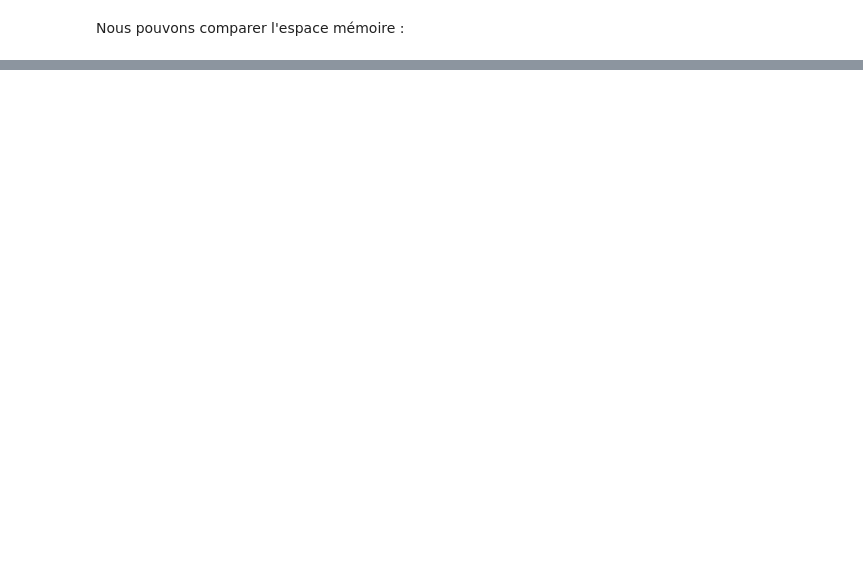
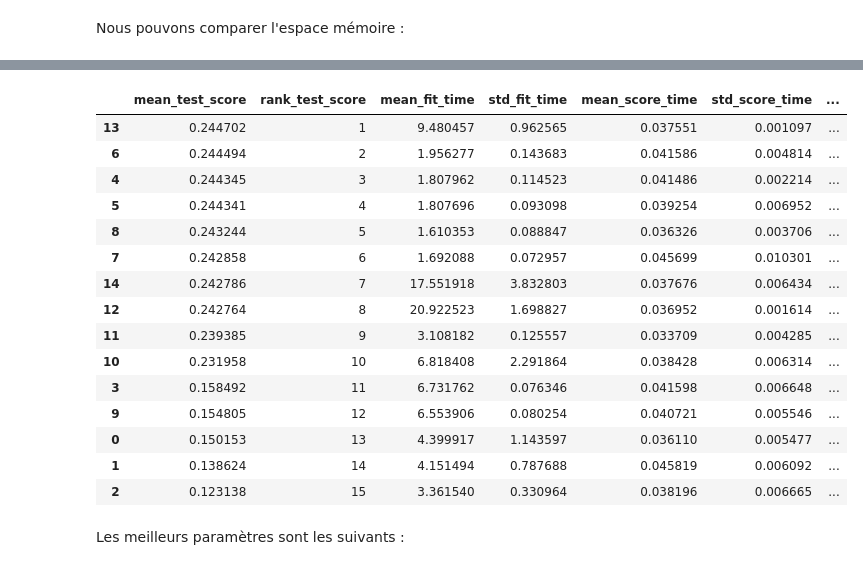
Before and after one commit to ClementPatin/OC-P4, a Jupyter notebook: Patin_Clement_1_notebook_072023.ipynb, the cells around one changed output, grey strips where cells are left out. Cells and saved outputs as stored; diff of their text form; code cells hidden in the pictures; blank space fills up the shorter version.

```diff
--- a/Patin_Clement_1_notebook_072023.ipynb
+++ b/Patin_Clement_1_notebook_072023.ipynb
@@ -986,0 +3611,11 @@ burTestAgg.merge(activeAgg,how="left",on="SK_ID_CURR")
+# %%
+%%time
+if not os.path.isdir("mySaves/models") :
+    os.mkdir("mySaves/models")
+
+if ("RFOptiSearch.joblib" not in os.listdir("mySaves/models")) or (rapidProcessing==False) :
+    RFOptiSearch.fit(XTrainForGS,yTrain)
+    dump(RFOptiSearch,"mySaves/models/RFOptiSearch.joblib")
+
+else :
+    RFOptiSearch=load("mySaves/models/RFOptiSearch.joblib")
@@ -986,0 +3779,2 @@ burTestAgg.merge(activeAgg,how="left",on="SK_ID_CURR")
+# %%
+LRclf = LogisticRegression(n_jobs=8,verbose=1,random_state=7)
@@ -986,0 +3904,11 @@ burTestAgg.merge(activeAgg,how="left",on="SK_ID_CURR")
+# %%
+%%time
+if not os.path.isdir("mySaves/models") :
+    os.mkdir("mySaves/models")
+
+if ("LROptiSearch.joblib" not in os.listdir("mySaves/models")) or (rapidProcessing==False) :
+    LROptiSearch.fit(XTrainForGS,yTrain)
+    dump(LROptiSearch,"mySaves/models/LROptiSearch.joblib")
+
+else :
+    LROptiSearch=load("mySaves/models/LROptiSearch.joblib")
@@ -986,0 +3918,36 @@ burTestAgg.merge(activeAgg,how="left",on="SK_ID_CURR")
+# %%
+LROptiSearchResults = pd.DataFrame(LROptiSearch.cv_results_).sort_values("rank_test_score")
+# %%
+cols=[col for col in LROptiSearchResults.columns \
+      if (
+    ("score" in col)or\
+    ("time" in col)or\
+    ("param_" in col))\
+      and("split0" not in col)and("split1" not in col)and("split2" not in col)and("split3" not in col)]
+LROptiSearchResults=LROptiSearchResults[cols]
+LROptiSearchResults=LROptiSearchResults[
+    ["mean_test_score","rank_test_score"]\
+    +[col for col in LROptiSearchResults.columns if col not in ["mean_test_score","rank_test_score"]]
+]
+LROptiSearchResults.sort_values("rank_test_score")
+
+LROptiSearchResults.head(30)
+# %% [output]
+|  | mean_test_score | rank_test_score | mean_fit_time | std_fit_time | mean_score_time | std_score_time | ... |
+| 13 | 0.244702 | 1 | 9.480457 | 0.962565 | 0.037551 | 0.001097 | ... |
+| 6 | 0.244494 | 2 | 1.956277 | 0.143683 | 0.041586 | 0.004814 | ... |
+| 4 | 0.244345 | 3 | 1.807962 | 0.114523 | 0.041486 | 0.002214 | ... |
+| 5 | 0.244341 | 4 | 1.807696 | 0.093098 | 0.039254 | 0.006952 | ... |
+| 8 | 0.243244 | 5 | 1.610353 | 0.088847 | 0.036326 | 0.003706 | ... |
+| 7 | 0.242858 | 6 | 1.692088 | 0.072957 | 0.045699 | 0.010301 | ... |
+| 14 | 0.242786 | 7 | 17.551918 | 3.832803 | 0.037676 | 0.006434 | ... |
+| 12 | 0.242764 | 8 | 20.922523 | 1.698827 | 0.036952 | 0.001614 | ... |
+| 11 | 0.239385 | 9 | 3.108182 | 0.125557 | 0.033709 | 0.004285 | ... |
+| 10 | 0.231958 | 10 | 6.818408 | 2.291864 | 0.038428 | 0.006314 | ... |
+| 3 | 0.158492 | 11 | 6.731762 | 0.076346 | 0.041598 | 0.006648 | ... |
+| 9 | 0.154805 | 12 | 6.553906 | 0.080254 | 0.040721 | 0.005546 | ... |
+| 0 | 0.150153 | 13 | 4.399917 | 1.143597 | 0.036110 | 0.005477 | ... |
+| 1 | 0.138624 | 14 | 4.151494 | 0.787688 | 0.045819 | 0.006092 | ... |
+| 2 | 0.123138 | 15 | 3.361540 | 0.330964 | 0.038196 | 0.006665 | ... |
+# %% [markdown]
+Les meilleurs paramètres sont les suivants :
```
Also changed, not shown: parts of 437 cells of this notebook, 6 other files.
